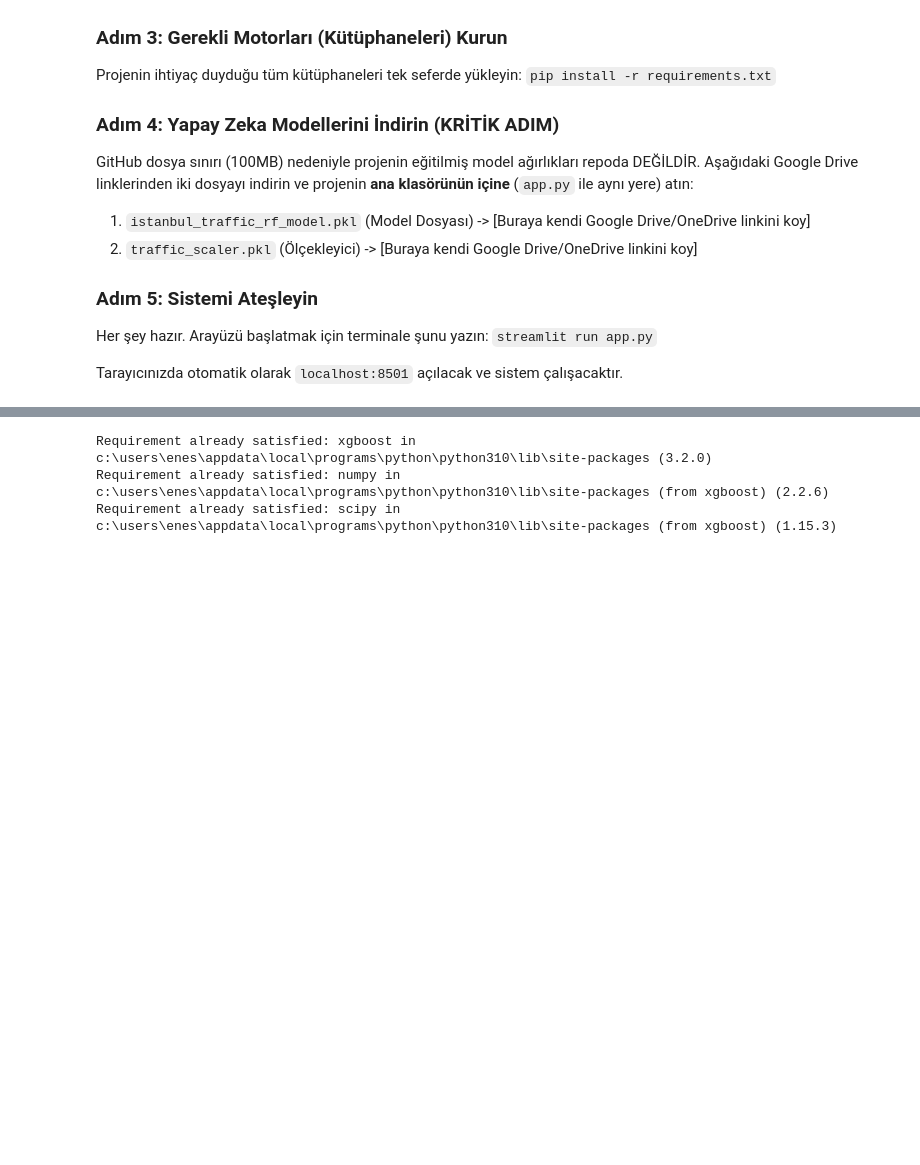
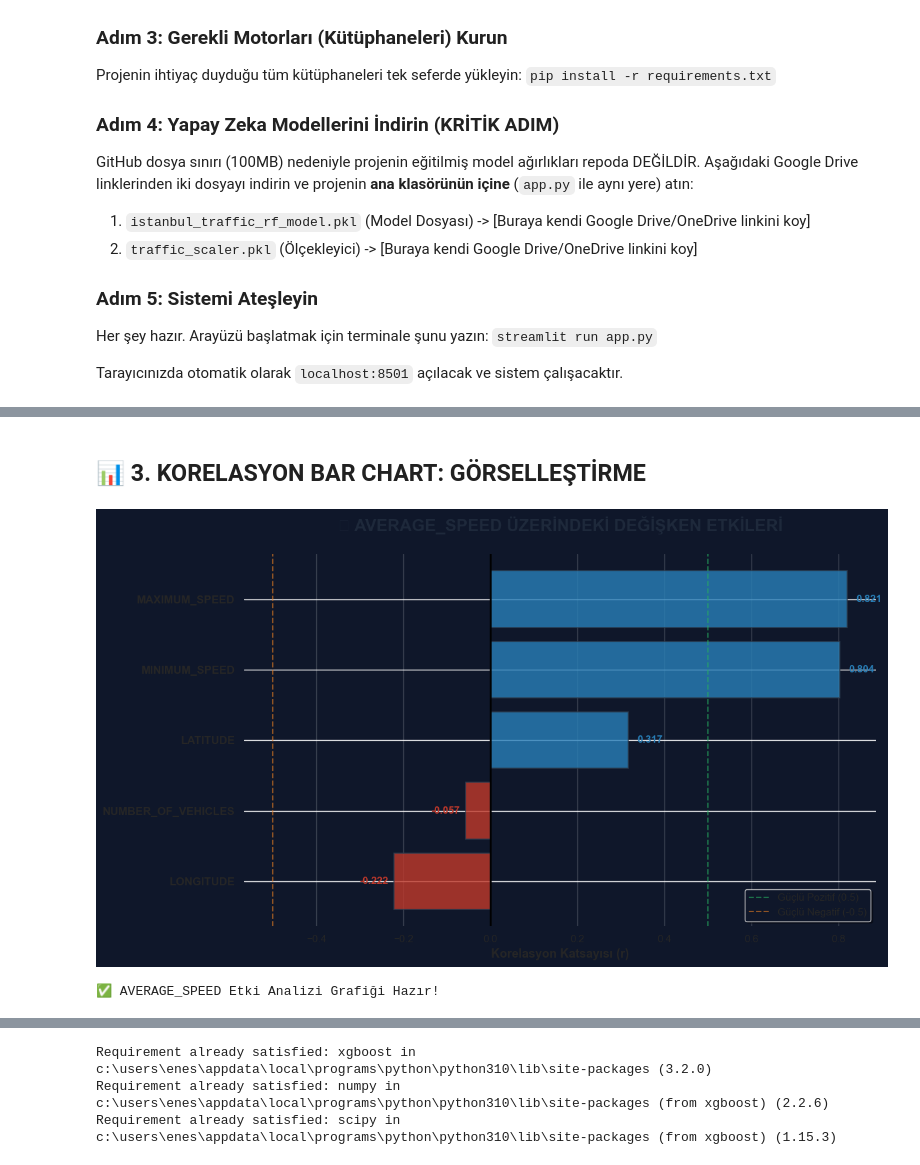
Before and after one commit to enes-dogruk/istanbul-traffic-optimization, a Jupyter notebook: model_training.ipynb, the cells around one changed output, grey strips where cells are left out. Drawn from its saved outputs; the diff is of its cells as text; code cells hidden in the pictures; blank space fills up the shorter version.

```diff
--- a/model_training.ipynb
+++ b/model_training.ipynb
@@ -193,0 +1255,57 @@ Aykırı değer (Outlier) röntgeni çekiliyor...
+# %% [markdown]
+## 📊 **3. KORELASYON BAR CHART: GÖRSELLEŞTİRME**
+# %%
+# ============================================
+# AVERAGE_SPEED KORELASYON ETKİ ANALİZİ (BAR CHART)
+# ============================================
+
+import matplotlib.pyplot as plt
+
+# Tüm korelasyonları al (zaten 5-6 tane var, Top 15'e gerek yok)
+speed_correlations = correlations.sort_values(ascending=False)
+
+# Renk Mantığı: Negatifler (Trafik Yükü) Kırmızı, Pozitifler (Akış) Mavi
+colors = ['#2980b9' if x > 0 else '#c0392b' for x in speed_correlations]
+
+# Grafik oluştur
+fig, ax = plt.subplots(figsize=(12, 7))
+
+# Yatay Bar Chart
+bars = ax.barh(range(len(speed_correlations)), speed_correlations.values,
+               color=colors, edgecolor='#2c3e50', linewidth=1.2, alpha=0.8)
+
+# Eksen Etiketleri
+ax.set_yticks(range(len(speed_correlations)))
+ax.set_yticklabels(speed_correlations.index, fontsize=12, fontweight='bold')
+ax.invert_yaxis()  # En yüksek pozitif üstte, en derin negatif altta
+
+# X Ekseni Ayarları
+ax.set_xlabel('Korelasyon Katsayısı (r)', fontsize=13, fontweight='bold')
+ax.set_title(f'🎯 {target} ÜZERİNDEKİ DEĞİŞKEN ETKİLERİ',
+             fontsize=18, fontweight='bold', pad=25, color='#1e293b')
+
+# 0 (Sıfır) Referans Çizgisi (Merkez Hattı)
+ax.axvline(x=0, color='black', linestyle='-', linewidth=2)
+
+# Kritik Eşik Çizgileri
+ax.axvline(x=0.5, color='#27ae60', linestyle='--', alpha=0.6, label='Güçlü Pozitif (0.5)')
+ax.axvline(x=-0.5, color='#e67e22', linestyle='--', alpha=0.6, label='Güçlü Negatif (-0.5)')
+
+# Değerleri barların yanına yaz
+for i, value in enumerate(speed_correlations.values):
+    x_pos = value + 0.02 if value > 0 else value - 0.08
+    ax.text(x_pos, i, f'{value:.3f}',
+            va='center', fontsize=11, fontweight='bold',
+            color='#c0392b' if value < 0 else '#2980b9')
+
+ax.legend(loc='lower right', frameon=True, shadow=True)
+ax.grid(axis='x', alpha=0.2)
+
+sns.despine(left=True, bottom=True)
+plt.tight_layout()
+plt.show()
+
+print(f"\n✅ {target} Etki Analizi Grafiği Hazır!")
+# %% [output]
+[figure, added]
+✅ AVERAGE_SPEED Etki Analizi Grafiği Hazır!
```
Also changed, not shown: parts of 103 cells of this notebook, 5 other files.
